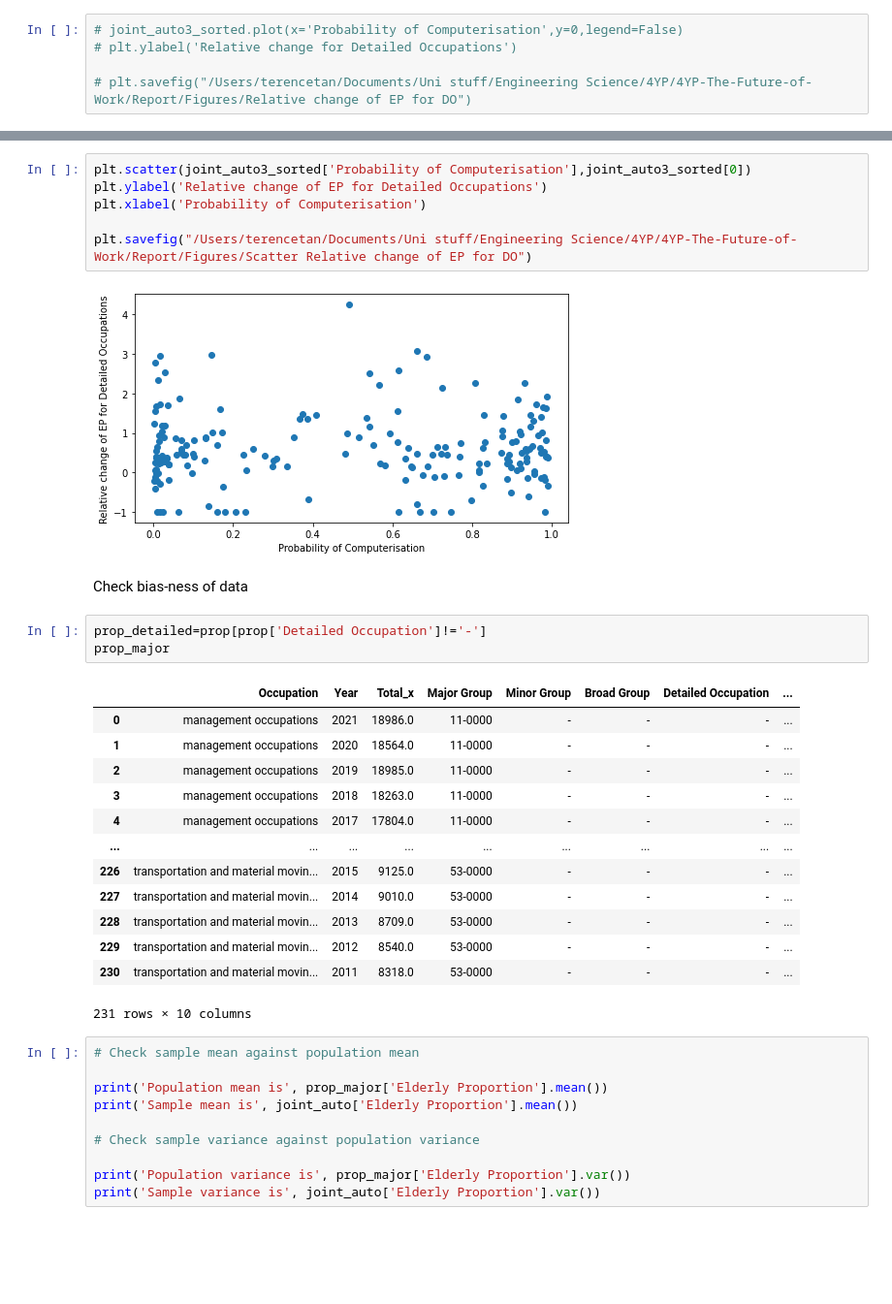
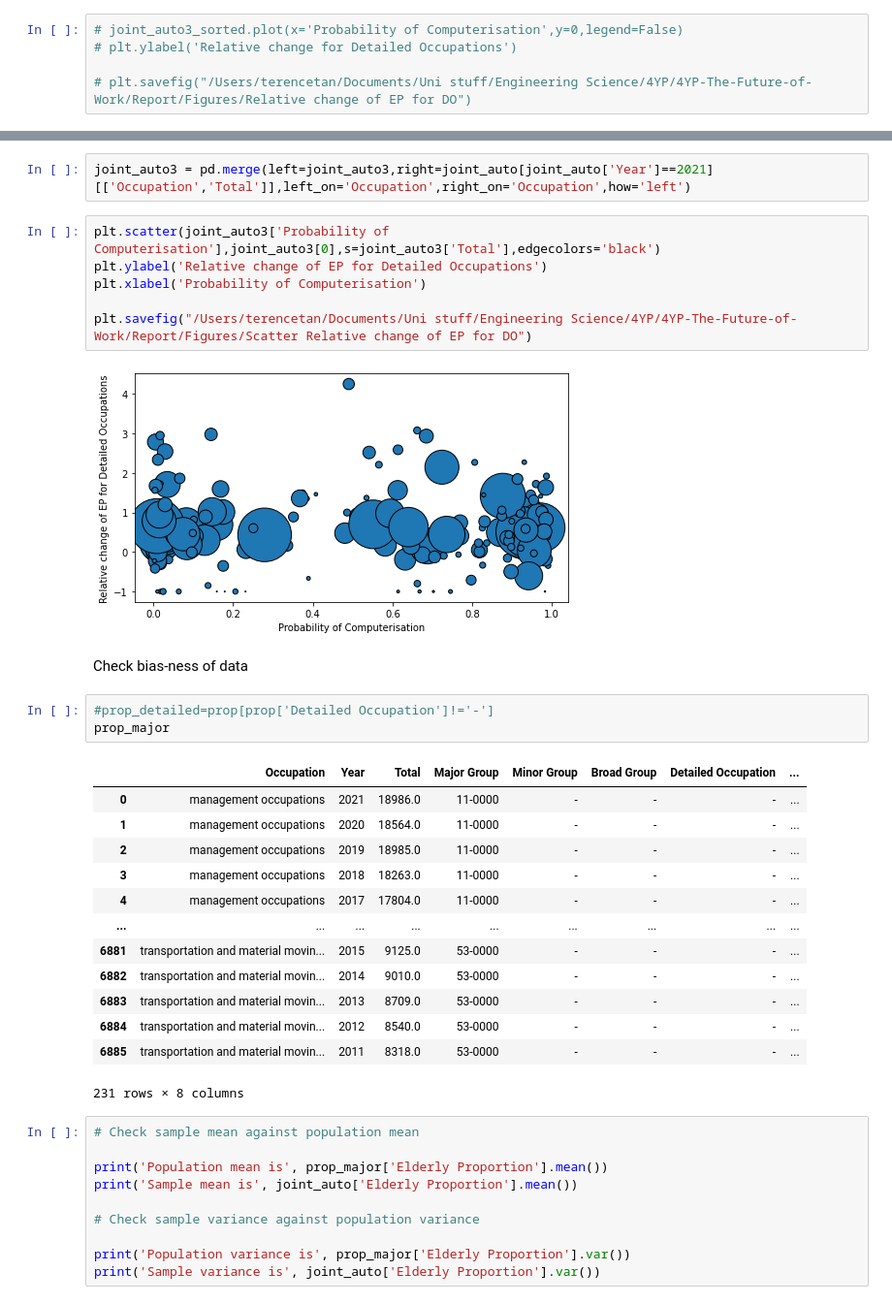
Before and after one commit to terencetan-c/4YP-The-Future-of-Work, a Jupyter notebook: Data modelling/Data modelling.ipynb, the cells around one changed output, grey strips where cells are left out. Shown at 97% size. Saved outputs shown, nothing was run; the diff lists cells and outputs as text; blank space fills up the shorter version.

```diff
--- a/Data modelling/Data modelling.ipynb
+++ b/Data modelling/Data modelling.ipynb
@@ -457,30 +542,32 @@ joint_auto3_sorted=joint_auto3_sorted.rename(columns={0:'Relative change of EP f
+# %%
+joint_auto3 = pd.merge(left=joint_auto3,right=joint_auto[joint_auto['Year']==2021][['Occupation','Total']],left_on='Occupation',right_on='Occupation',how='left')
 # %%
-plt.scatter(joint_auto3_sorted['Probability of Computerisation'],joint_auto3_sorted[0])
+plt.scatter(joint_auto3['Probability of Computerisation'],joint_auto3[0],s=joint_auto3['Total'],edgecolors='black')
 plt.ylabel('Relative change of EP for Detailed Occupations')
 plt.xlabel('Probability of Computerisation')
 
 plt.savefig("/Users/terencetan/Documents/Uni stuff/Engineering Science/4YP/4YP-The-Future-of-Work/Report/Figures/Scatter Relative change of EP for DO")
 # %% [output]
-[figure, old version]
+[figure, new version]
 # %% [markdown]
 Check bias-ness of data
 # %%
-prop_detailed=prop[prop['Detailed Occupation']!='-']
+#prop_detailed=prop[prop['Detailed Occupation']!='-']
 prop_major
 # %% [output]
-|  | Occupation | Year | Total_x | Major Group | Minor Group | Broad Group | Detailed Occupation | ... |
+|  | Occupation | Year | Total | Major Group | Minor Group | Broad Group | Detailed Occupation | ... |
 | 0 | management occupations | 2021 | 18986.0 | 11-0000 | - | - | - | ... |
 | 1 | management occupations | 2020 | 18564.0 | 11-0000 | - | - | - | ... |
 | 2 | management occupations | 2019 | 18985.0 | 11-0000 | - | - | - | ... |
 | 3 | management occupations | 2018 | 18263.0 | 11-0000 | - | - | - | ... |
 | 4 | management occupations | 2017 | 17804.0 | 11-0000 | - | - | - | ... |
 | ... | ... | ... | ... | ... | ... | ... | ... | ... |
-| 226 | transportation and material movin... | 2015 | 9125.0 | 53-0000 | - | - | - | ... |
-| 227 | transportation and material movin... | 2014 | 9010.0 | 53-0000 | - | - | - | ... |
-| 228 | transportation and material movin... | 2013 | 8709.0 | 53-0000 | - | - | - | ... |
-| 229 | transportation and material movin... | 2012 | 8540.0 | 53-0000 | - | - | - | ... |
-| 230 | transportation and material movin... | 2011 | 8318.0 | 53-0000 | - | - | - | ... |
+| 6881 | transportation and material movin... | 2015 | 9125.0 | 53-0000 | - | - | - | ... |
+| 6882 | transportation and material movin... | 2014 | 9010.0 | 53-0000 | - | - | - | ... |
+| 6883 | transportation and material movin... | 2013 | 8709.0 | 53-0000 | - | - | - | ... |
+| 6884 | transportation and material movin... | 2012 | 8540.0 | 53-0000 | - | - | - | ... |
+| 6885 | transportation and material movin... | 2011 | 8318.0 | 53-0000 | - | - | - | ... |
-231 rows × 10 columns
+231 rows × 8 columns
 # %%
 # Check sample mean against population mean
 
```
Also changed, not shown: parts of 29 cells of this notebook, 24 other files.
